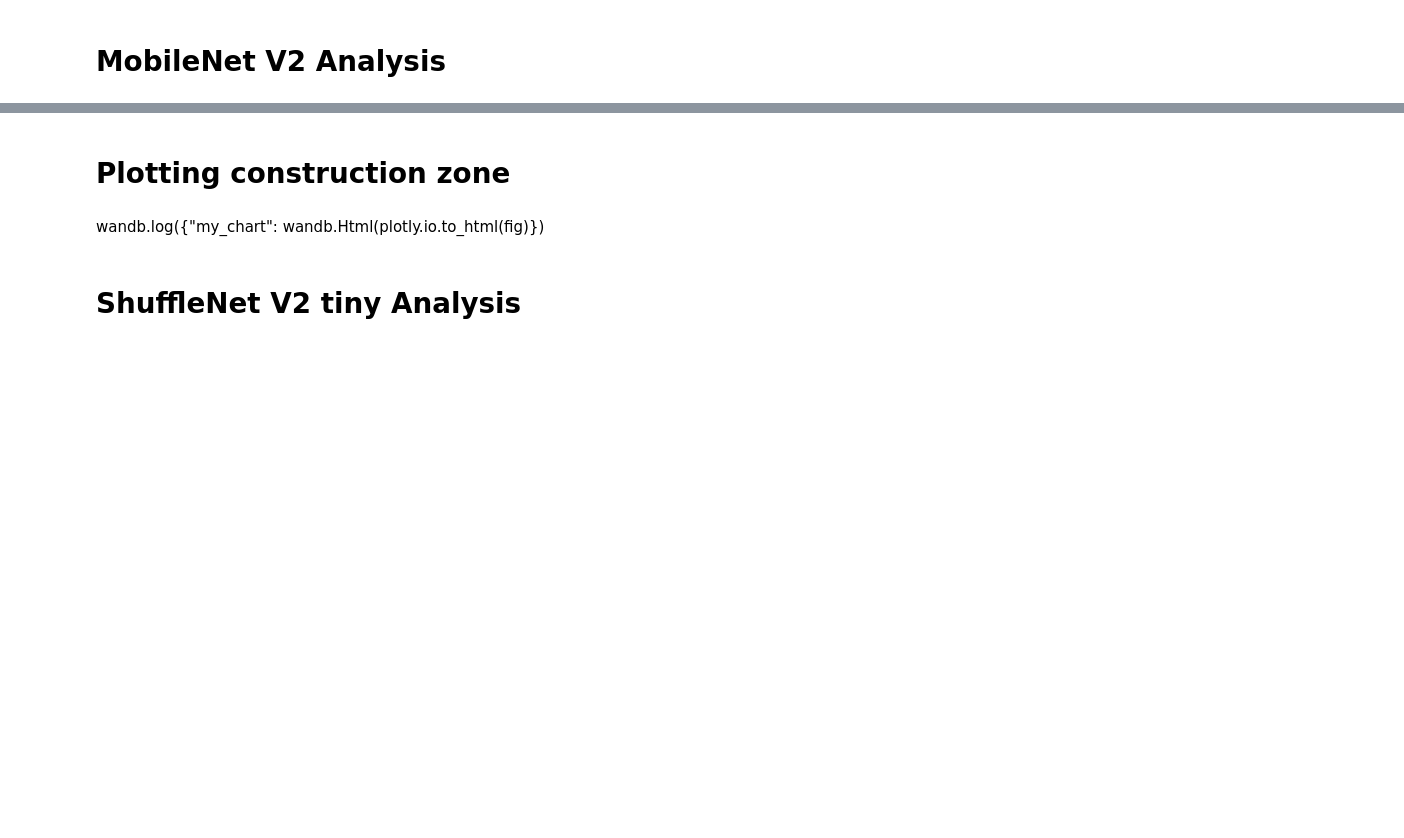
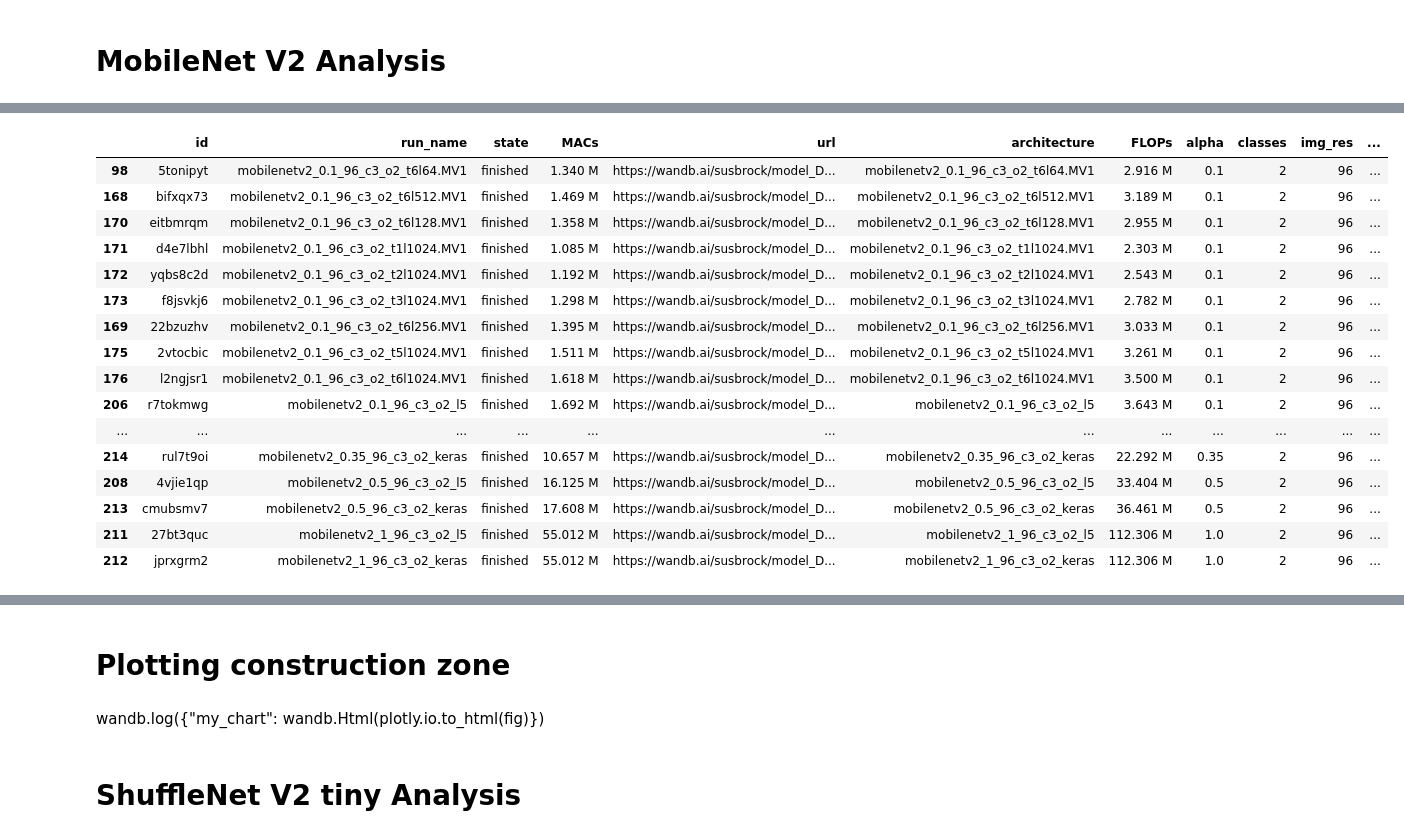
Before and after one commit to subrockmann/tiny_cnn, a Jupyter notebook: Model comparison.ipynb, the cells around one changed output, grey strips where cells are left out. Drawn from its saved outputs; the diff is of its cells as text; code cells hidden in the pictures; blank space fills up the shorter version.

```diff
--- a/Model comparison.ipynb
+++ b/Model comparison.ipynb
@@ -229,0 +703,23 @@ Number of models: 40
+# %%
+for i in range(1,7):
+
+    mbnv2_df.loc[mbnv2_df['run_name'].str.contains(f"t{i}", case=False), "t"] = i
+mbnv2_df
+# %% [output]
+|  | id | run_name | state | MACs | url | architecture | FLOPs | alpha | classes | img_res | ... |
+| 98 | 5tonipyt | mobilenetv2_0.1_96_c3_o2_t6l64.MV1 | finished | 1.340 M | https://wandb.ai/susbrock/model_D... | mobilenetv2_0.1_96_c3_o2_t6l64.MV1 | 2.916 M | 0.1 | 2 | 96 | ... |
+| 168 | bifxqx73 | mobilenetv2_0.1_96_c3_o2_t6l512.MV1 | finished | 1.469 M | https://wandb.ai/susbrock/model_D... | mobilenetv2_0.1_96_c3_o2_t6l512.MV1 | 3.189 M | 0.1 | 2 | 96 | ... |
+| 170 | eitbmrqm | mobilenetv2_0.1_96_c3_o2_t6l128.MV1 | finished | 1.358 M | https://wandb.ai/susbrock/model_D... | mobilenetv2_0.1_96_c3_o2_t6l128.MV1 | 2.955 M | 0.1 | 2 | 96 | ... |
+| 171 | d4e7lbhl | mobilenetv2_0.1_96_c3_o2_t1l1024.MV1 | finished | 1.085 M | https://wandb.ai/susbrock/model_D... | mobilenetv2_0.1_96_c3_o2_t1l1024.MV1 | 2.303 M | 0.1 | 2 | 96 | ... |
+| 172 | yqbs8c2d | mobilenetv2_0.1_96_c3_o2_t2l1024.MV1 | finished | 1.192 M | https://wandb.ai/susbrock/model_D... | mobilenetv2_0.1_96_c3_o2_t2l1024.MV1 | 2.543 M | 0.1 | 2 | 96 | ... |
+| 173 | f8jsvkj6 | mobilenetv2_0.1_96_c3_o2_t3l1024.MV1 | finished | 1.298 M | https://wandb.ai/susbrock/model_D... | mobilenetv2_0.1_96_c3_o2_t3l1024.MV1 | 2.782 M | 0.1 | 2 | 96 | ... |
+| 169 | 22bzuzhv | mobilenetv2_0.1_96_c3_o2_t6l256.MV1 | finished | 1.395 M | https://wandb.ai/susbrock/model_D... | mobilenetv2_0.1_96_c3_o2_t6l256.MV1 | 3.033 M | 0.1 | 2 | 96 | ... |
+| 175 | 2vtocbic | mobilenetv2_0.1_96_c3_o2_t5l1024.MV1 | finished | 1.511 M | https://wandb.ai/susbrock/model_D... | mobilenetv2_0.1_96_c3_o2_t5l1024.MV1 | 3.261 M | 0.1 | 2 | 96 | ... |
+| 176 | l2ngjsr1 | mobilenetv2_0.1_96_c3_o2_t6l1024.MV1 | finished | 1.618 M | https://wandb.ai/susbrock/model_D... | mobilenetv2_0.1_96_c3_o2_t6l1024.MV1 | 3.500 M | 0.1 | 2 | 96 | ... |
+| 206 | r7tokmwg | mobilenetv2_0.1_96_c3_o2_l5 | finished | 1.692 M | https://wandb.ai/susbrock/model_D... | mobilenetv2_0.1_96_c3_o2_l5 | 3.643 M | 0.1 | 2 | 96 | ... |
+| ... | ... | ... | ... | ... | ... | ... | ... | ... | ... | ... | ... |
+| 214 | rul7t9oi | mobilenetv2_0.35_96_c3_o2_keras | finished | 10.657 M | https://wandb.ai/susbrock/model_D... | mobilenetv2_0.35_96_c3_o2_keras | 22.292 M | 0.35 | 2 | 96 | ... |
+| 208 | 4vjie1qp | mobilenetv2_0.5_96_c3_o2_l5 | finished | 16.125 M | https://wandb.ai/susbrock/model_D... | mobilenetv2_0.5_96_c3_o2_l5 | 33.404 M | 0.5 | 2 | 96 | ... |
+| 213 | cmubsmv7 | mobilenetv2_0.5_96_c3_o2_keras | finished | 17.608 M | https://wandb.ai/susbrock/model_D... | mobilenetv2_0.5_96_c3_o2_keras | 36.461 M | 0.5 | 2 | 96 | ... |
+| 211 | 27bt3quc | mobilenetv2_1_96_c3_o2_l5 | finished | 55.012 M | https://wandb.ai/susbrock/model_D... | mobilenetv2_1_96_c3_o2_l5 | 112.306 M | 1.0 | 2 | 96 | ... |
+| 212 | jprxgrm2 | mobilenetv2_1_96_c3_o2_keras | finished | 55.012 M | https://wandb.ai/susbrock/model_D... | mobilenetv2_1_96_c3_o2_keras | 112.306 M | 1.0 | 2 | 96 | ... |
```
Also changed, not shown: parts of 92 cells of this notebook.
